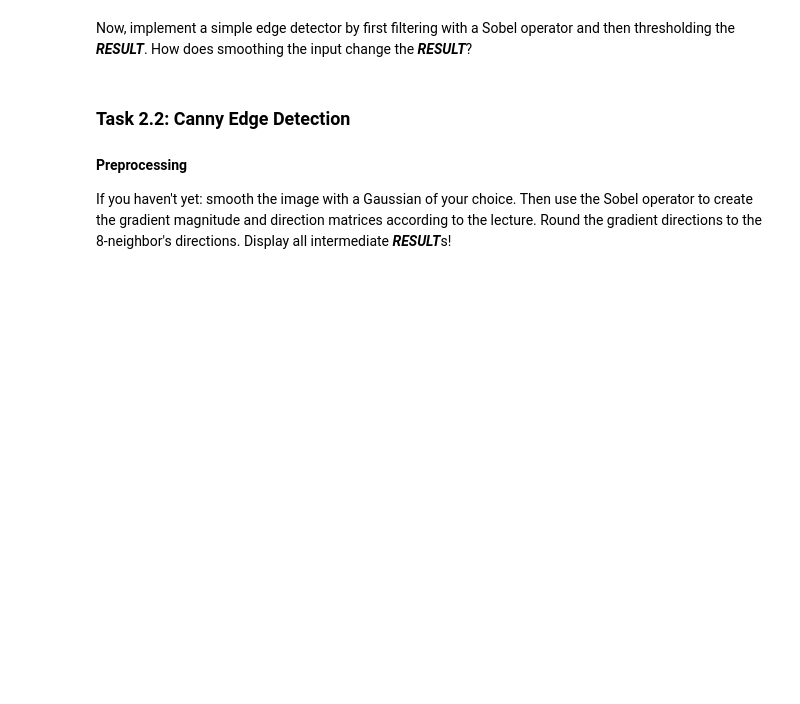
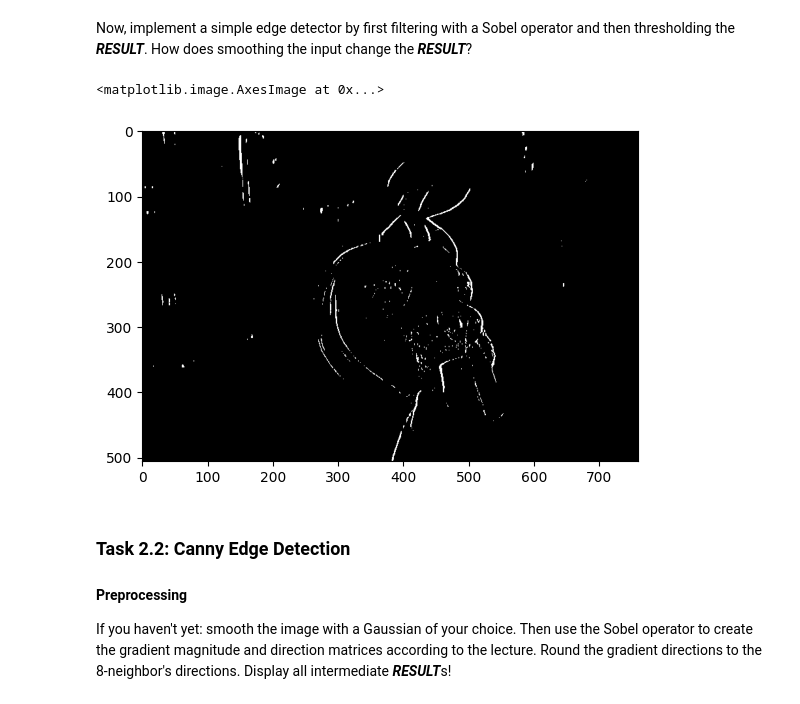
Before and after one commit to theRealProHacker/Computer-Vision, a Jupyter notebook: assignment02.ipynb, the cells around one changed output. Cells and saved outputs as stored; diff of their text form; code cells hidden in the pictures; blank space fills up the shorter version.

```diff
--- a/assignment02.ipynb
+++ b/assignment02.ipynb
@@ -32,3 +62,21 @@ Now, implement a simple edge detector by first filtering with a Sobel operator a
+# %%
+# sobel
+sobel_x = np.array([
+    [-1, 0, 1],
+    [-2, 0, 2],
+    [-1, 0, 1]
+])
+convolved = conv2d(image, sobel_x)
+
+# tresholding
+threshold = 0.5
+plt.imshow(
+    np.where(convolved > threshold, 1, 0),
+    cmap='gray'
+)
+# %% [output]
+<matplotlib.image.AxesImage at 0x...>
+[figure, added]
 # %% [markdown]
 ### Task 2.2: Canny Edge Detection
 
```
Also changed, not shown: parts of 12 cells of this notebook.
